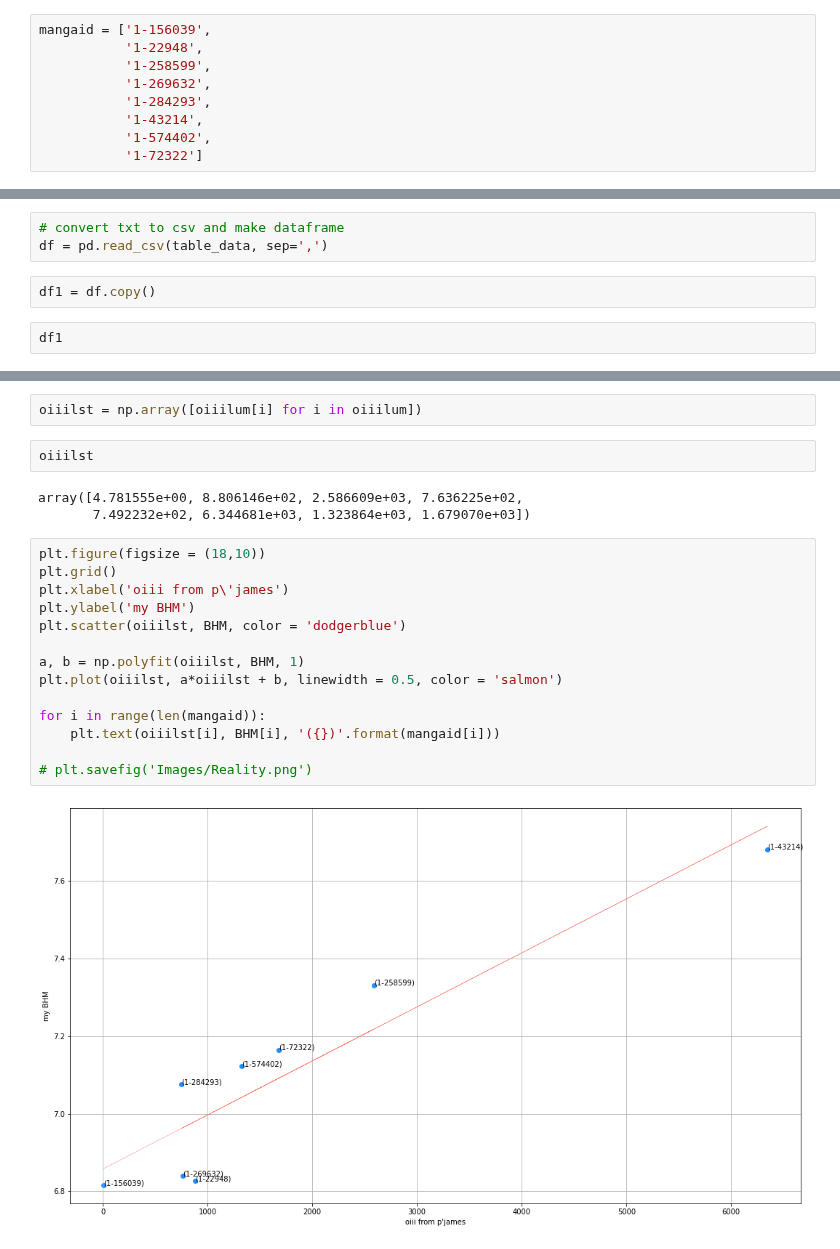
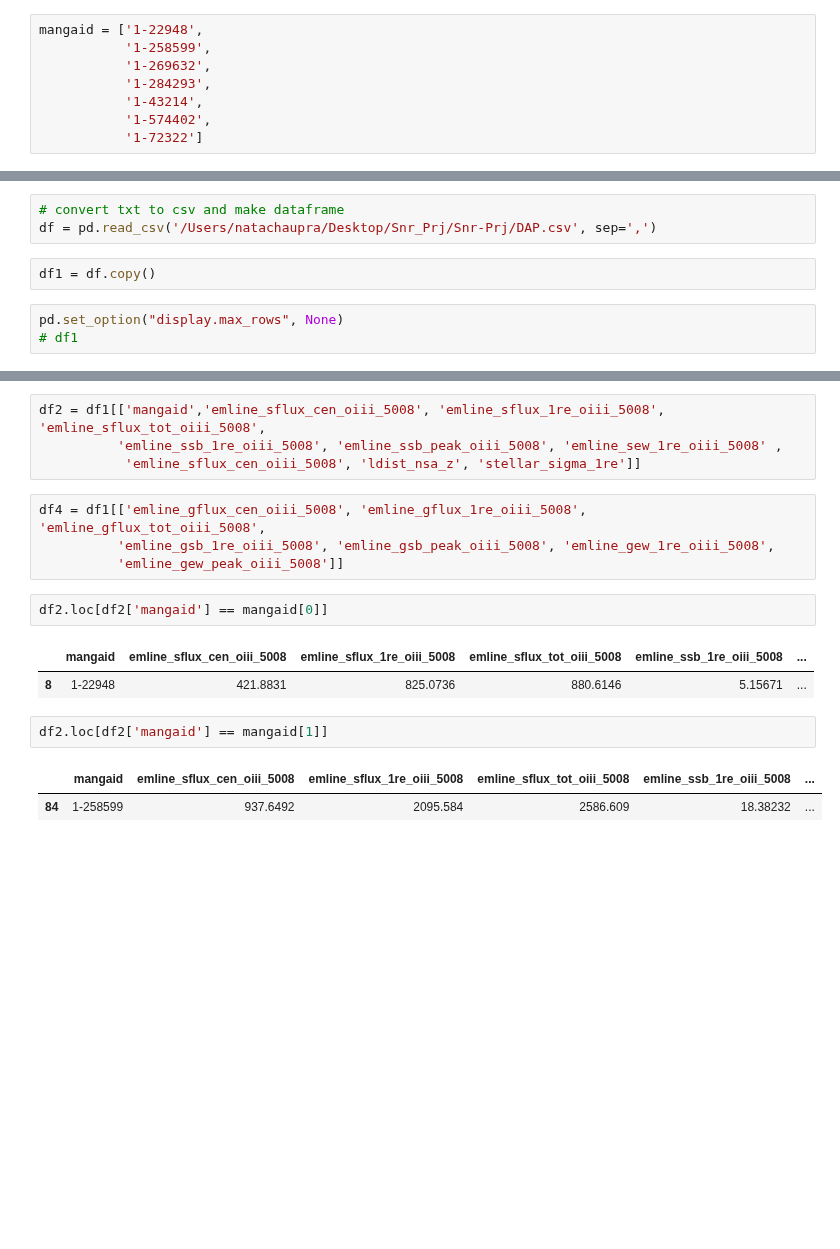
Before and after one commit to Natacha-U/Snr-Prj, a Jupyter notebook: Display_Results.ipynb, the cells around one changed output, grey strips where cells are left out. Cells and saved outputs as stored; diff of their text form; blank space fills up the shorter version.

```diff
--- a/Display_Results.ipynb
+++ b/Display_Results.ipynb
@@ -4,8 +4,7 @@ import matplotlib.pyplot as plt
 from io import StringIO
 import pandas as pd
 # %%
-mangaid = ['1-156039',
-           '1-22948',
+mangaid = ['1-22948',
            '1-258599',
            '1-269632',
            '1-284293',
@@ -148,7 +128,8 @@ table_data = StringIO(sample)
 # %%
 # convert txt to csv and make dataframe
-df = pd.read_csv(table_data, sep=',')
+df = pd.read_csv('/Users/natachaupra/Desktop/Snr_Prj/Snr-Prj/DAP.csv', sep=',')
 # %%
 df1 = df.copy()
 # %%
-df1
+pd.set_option("display.max_rows", None)
+# df1
@@ -179,23 +136,18 @@ for i in range(len(lst)):
-# %%
-oiiilst = np.array([oiiilum[i] for i in oiiilum])
-# %%
-oiiilst
-# %% [output]
-array([4.781555e+00, 8.806146e+02, 2.586609e+03, 7.636225e+02,
-       7.492232e+02, 6.344681e+03, 1.323864e+03, 1.679070e+03])
-# %%
-plt.figure(figsize = (18,10))
-plt.grid()
-plt.xlabel('oiii from p\'james')
-plt.ylabel('my BHM')
-plt.scatter(oiiilst, BHM, color = 'dodgerblue')
-
-a, b = np.polyfit(oiiilst, BHM, 1)
-plt.plot(oiiilst, a*oiiilst + b, linewidth = 0.5, color = 'salmon')
-
-for i in range(len(mangaid)):
-    plt.text(oiiilst[i], BHM[i], '({})'.format(mangaid[i]))
-
-# plt.savefig('Images/Reality.png')
-# %% [output]
-[figure, removed]
+# %%
+df2 = df1[['mangaid','emline_sflux_cen_oiii_5008', 'emline_sflux_1re_oiii_5008', 'emline_sflux_tot_oiii_5008',
+          'emline_ssb_1re_oiii_5008', 'emline_ssb_peak_oiii_5008', 'emline_sew_1re_oiii_5008' ,
+           'emline_sflux_cen_oiii_5008', 'ldist_nsa_z', 'stellar_sigma_1re']]
+# %%
+df4 = df1[['emline_gflux_cen_oiii_5008', 'emline_gflux_1re_oiii_5008', 'emline_gflux_tot_oiii_5008',
+          'emline_gsb_1re_oiii_5008', 'emline_gsb_peak_oiii_5008', 'emline_gew_1re_oiii_5008',
+          'emline_gew_peak_oiii_5008']]
+# %%
+df2.loc[df2['mangaid'] == mangaid[0]]
+# %% [output]
+|  | mangaid | emline_sflux_cen_oiii_5008 | emline_sflux_1re_oiii_5008 | emline_sflux_tot_oiii_5008 | emline_ssb_1re_oiii_5008 | ... |
+| 8 | 1-22948 | 421.8831 | 825.0736 | 880.6146 | 5.15671 | ... |
+# %%
+df2.loc[df2['mangaid'] == mangaid[1]]
+# %% [output]
+|  | mangaid | emline_sflux_cen_oiii_5008 | emline_sflux_1re_oiii_5008 | emline_sflux_tot_oiii_5008 | emline_ssb_1re_oiii_5008 | ... |
+| 84 | 1-258599 | 937.6492 | 2095.584 | 2586.609 | 18.38232 | ... |
```
Also changed, not shown: parts of 38 cells of this notebook, 1 other file.
